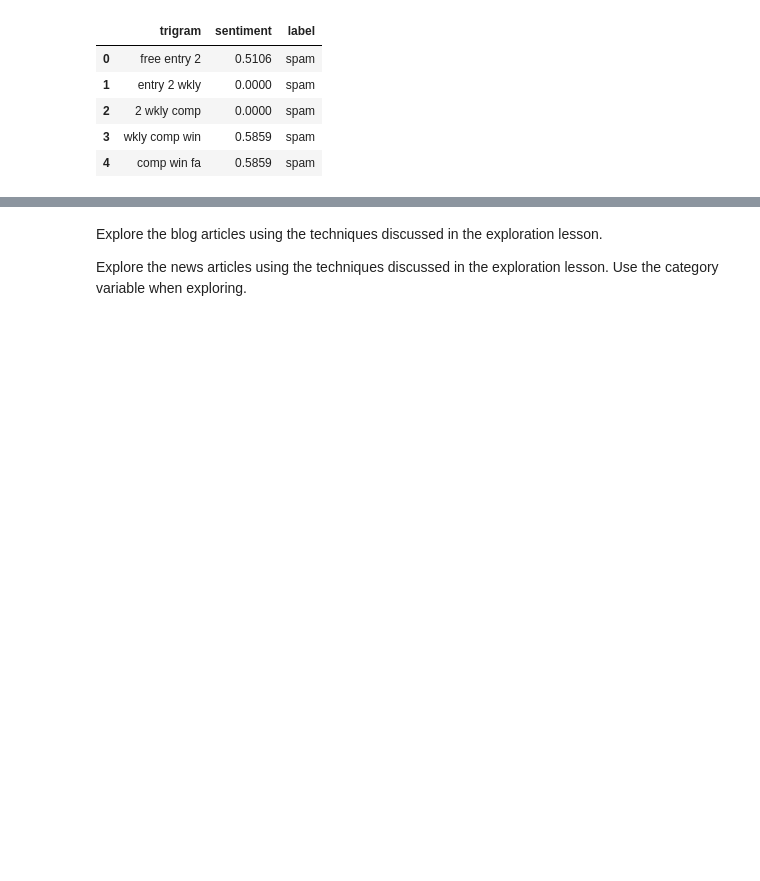
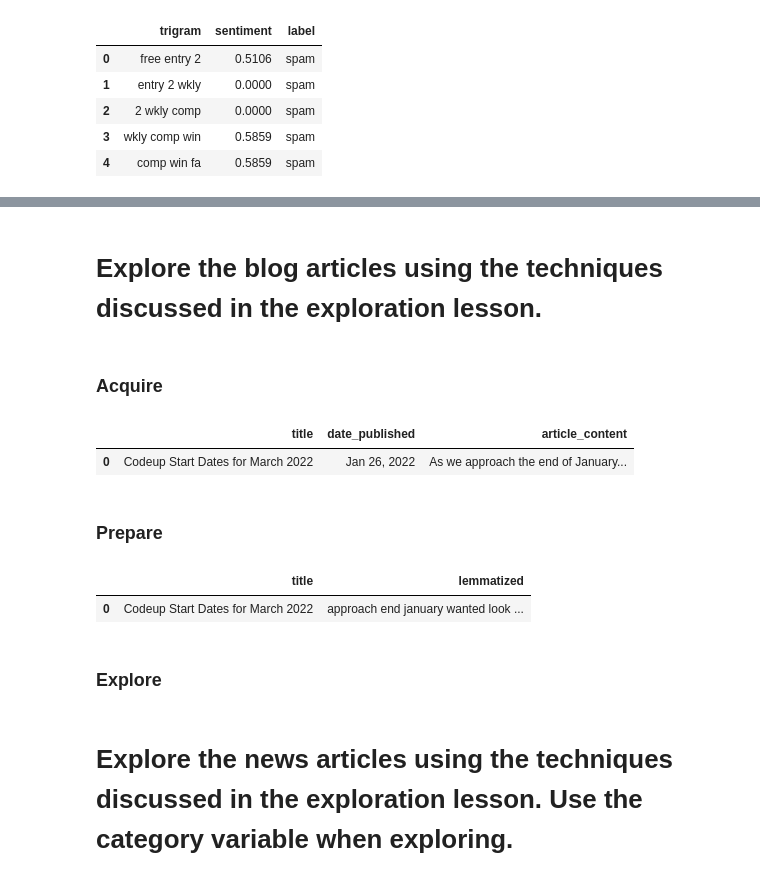
Before and after one commit to brianclements03/nlp, a Jupyter notebook: explore_current_iteration.ipynb, the cells around one changed output, grey strips where cells are left out. Cells and saved outputs as stored; diff of their text form; code cells hidden in the pictures; blank space fills up the shorter version.

Commit message:
acquire and prep blogs for explo

```diff
--- a/explore_current_iteration.ipynb
+++ b/explore_current_iteration.ipynb
@@ -643,0 +647,12 @@ trigram_counts[trigram_counts.ham_trigram == trigram_counts.spam_trigram].head(2
+# %% [markdown]
+# Explore the blog articles using the techniques discussed in the exploration lesson.
+# %% [markdown]
+### Acquire
+# %%
+blogs_df = acquire.get_blog_articles(cached=True)
+blogs_df.head(1)
+# %% [output]
+|  | title | date_published | article_content |
+| 0 | Codeup Start Dates for March 2022 | Jan 26, 2022 | As we approach the end of January... |
+# %% [markdown]
+### Prepare
@@ -644,4 +661,10 @@ trigram_counts[trigram_counts.ham_trigram == trigram_counts.spam_trigram].head(2
+# %%
+blogs_df = blogs_df.drop(columns=['article_content', 'clean','stemmed'])
+blogs_df.head(1)
+# %% [output]
+|  | title | lemmatized |
+| 0 | Codeup Start Dates for March 2022 | approach end january wanted look ... |
+# %% [markdown]
+### Explore
 # %% [markdown]
-Explore the blog articles using the techniques discussed in the exploration lesson.
-
-Explore the news articles using the techniques discussed in the exploration lesson. Use the category variable when exploring.
+# Explore the news articles using the techniques discussed in the exploration lesson. Use the category variable when exploring.
```
Also changed, not shown: parts of 61 cells of this notebook.
